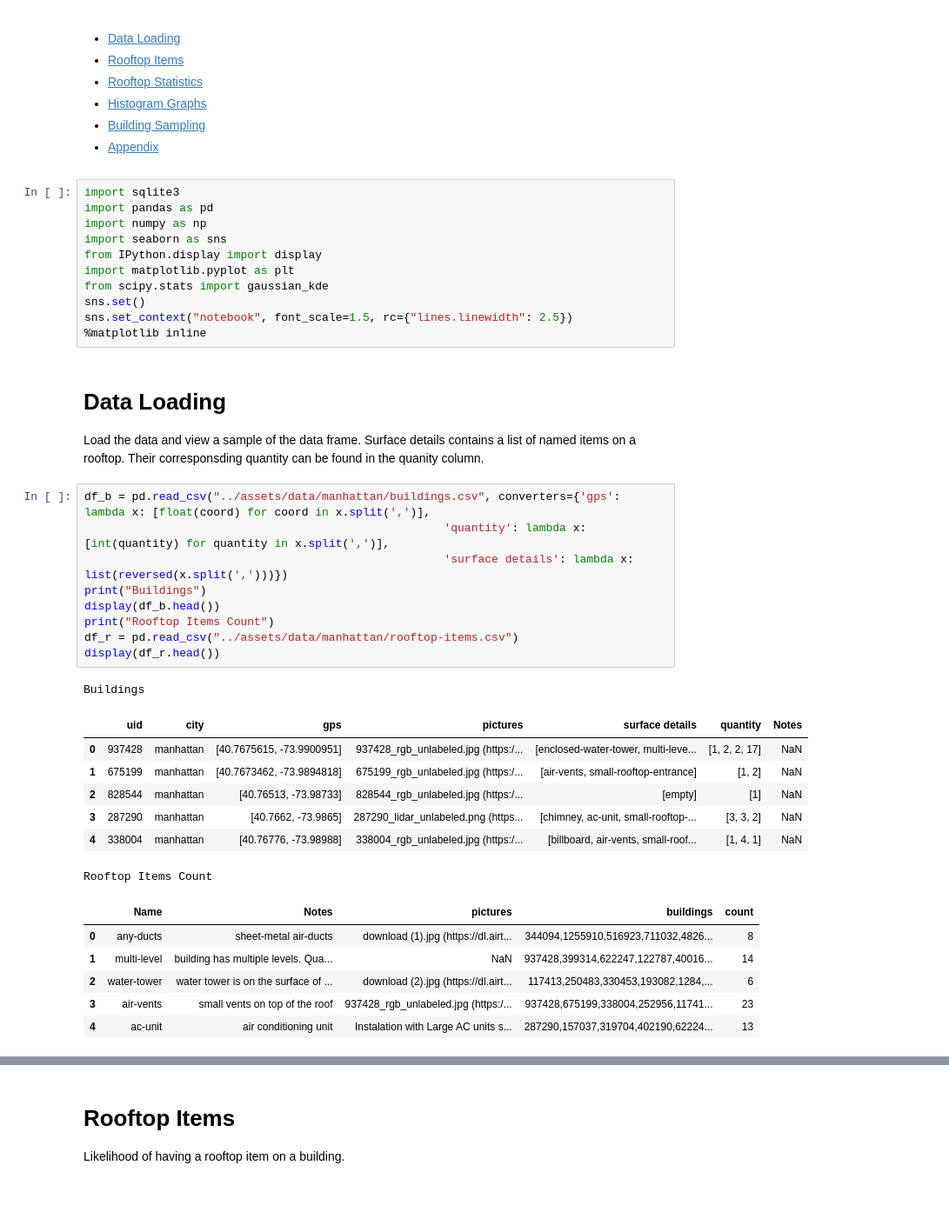
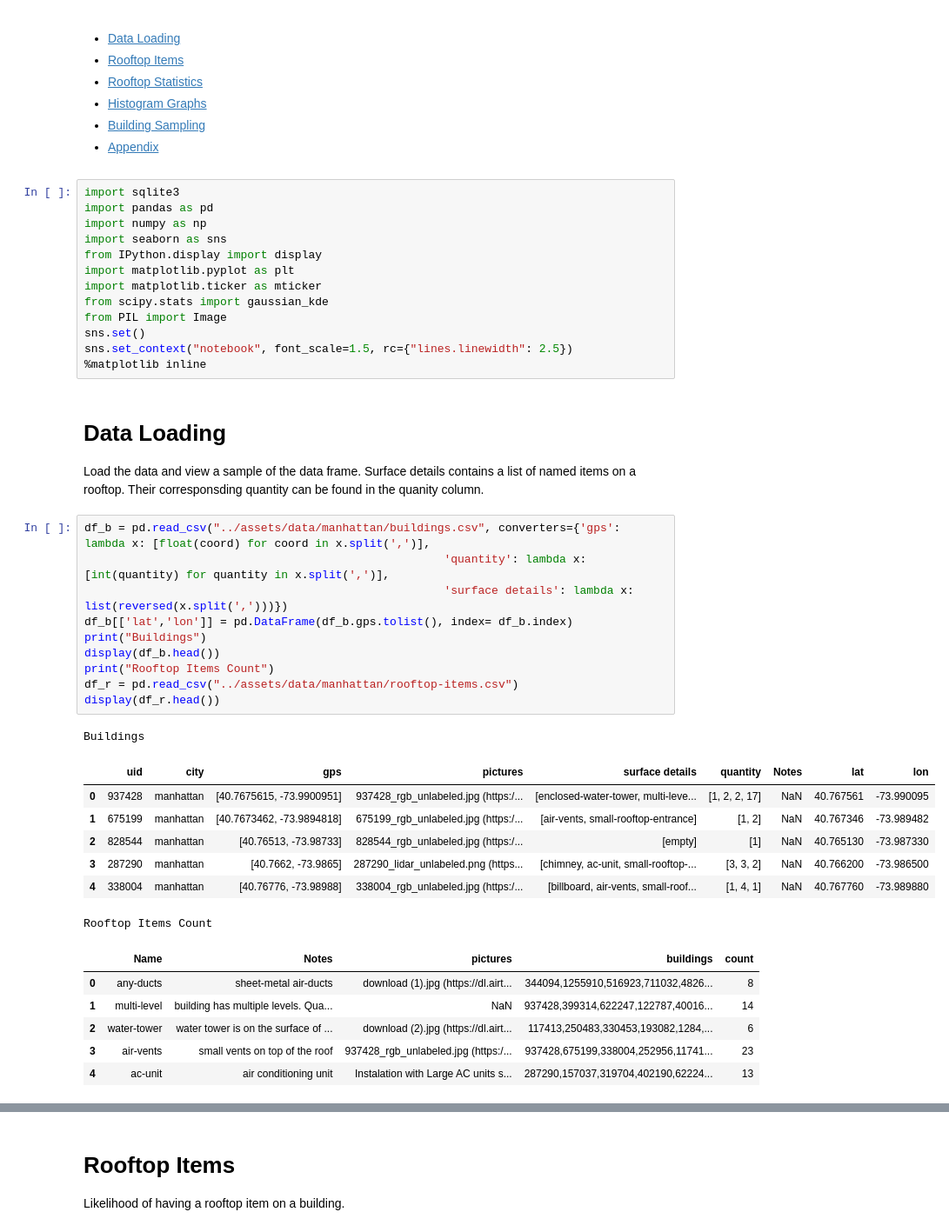
Before and after one commit to JeremyBYU/UnrealRooftopLanding, a Jupyter notebook: notebooks/RooftopAnalysis-3.ipynb, the cells around one changed output, grey strips where cells are left out. Shown: that part at 87% size. Saved outputs shown, nothing was run; the diff lists cells and outputs as text; blank space fills up the shorter version.

```diff
--- a/notebooks/RooftopAnalysis-3.ipynb
+++ b/notebooks/RooftopAnalysis-3.ipynb
@@ -8,7 +8,9 @@ import numpy as np
 import seaborn as sns
 from IPython.display import display
 import matplotlib.pyplot as plt
+import matplotlib.ticker as mticker
 from scipy.stats import gaussian_kde
+from PIL import Image
 sns.set()
 sns.set_context("notebook", font_scale=1.5, rc={"lines.linewidth": 2.5})
 %matplotlib inline
@@ -20,20 +22,21 @@ Surface details contains a list of named items on a rooftop. Their corresponsdin
 # %%
 df_b = pd.read_csv("../assets/data/manhattan/buildings.csv", converters={'gps': lambda x: [float(coord) for coord in x.split(',')],
                                                      'quantity': lambda x: [int(quantity) for quantity in x.split(',')],
                                                      'surface details': lambda x: list(reversed(x.split(',')))})
+df_b[['lat','lon']] = pd.DataFrame(df_b.gps.tolist(), index= df_b.index)
 print("Buildings")
 display(df_b.head())
 print("Rooftop Items Count")
 df_r = pd.read_csv("../assets/data/manhattan/rooftop-items.csv")
 display(df_r.head())
 # %% [output]
 Buildings
-|  | uid | city | gps | pictures | surface details | quantity | Notes |
-| 0 | 937428 | manhattan | [40.7675615, -73.9900951] | 937428_rgb_unlabeled.jpg (https:/... | [enclosed-water-tower, multi-leve... | [1, 2, 2, 17] | NaN |
-| 1 | 675199 | manhattan | [40.7673462, -73.9894818] | 675199_rgb_unlabeled.jpg (https:/... | [air-vents, small-rooftop-entrance] | [1, 2] | NaN |
-| 2 | 828544 | manhattan | [40.76513, -73.98733] | 828544_rgb_unlabeled.jpg (https:/... | [empty] | [1] | NaN |
-| 3 | 287290 | manhattan | [40.7662, -73.9865] | 287290_lidar_unlabeled.png (https... | [chimney, ac-unit, small-rooftop-... | [3, 3, 2] | NaN |
-| 4 | 338004 | manhattan | [40.76776, -73.98988] | 338004_rgb_unlabeled.jpg (https:/... | [billboard, air-vents, small-roof... | [1, 4, 1] | NaN |
+|  | uid | city | gps | pictures | surface details | quantity | Notes | lat | lon |
+| 0 | 937428 | manhattan | [40.7675615, -73.9900951] | 937428_rgb_unlabeled.jpg (https:/... | [enclosed-water-tower, multi-leve... | [1, 2, 2, 17] | NaN | 40.767561 | -73.990095 |
+| 1 | 675199 | manhattan | [40.7673462, -73.9894818] | 675199_rgb_unlabeled.jpg (https:/... | [air-vents, small-rooftop-entrance] | [1, 2] | NaN | 40.767346 | -73.989482 |
+| 2 | 828544 | manhattan | [40.76513, -73.98733] | 828544_rgb_unlabeled.jpg (https:/... | [empty] | [1] | NaN | 40.765130 | -73.987330 |
+| 3 | 287290 | manhattan | [40.7662, -73.9865] | 287290_lidar_unlabeled.png (https... | [chimney, ac-unit, small-rooftop-... | [3, 3, 2] | NaN | 40.766200 | -73.986500 |
+| 4 | 338004 | manhattan | [40.76776, -73.98988] | 338004_rgb_unlabeled.jpg (https:/... | [billboard, air-vents, small-roof... | [1, 4, 1] | NaN | 40.767760 | -73.989880 |
 Rooftop Items Count
 |  | Name | Notes | pictures | buildings | count |
 | 0 | any-ducts | sheet-metal air-ducts | download (1).jpg (https://dl.airt... | 344094,1255910,516923,711032,4826... | 8 |
```
Also changed, not shown: parts of 13 cells of this notebook, 12 other files.
